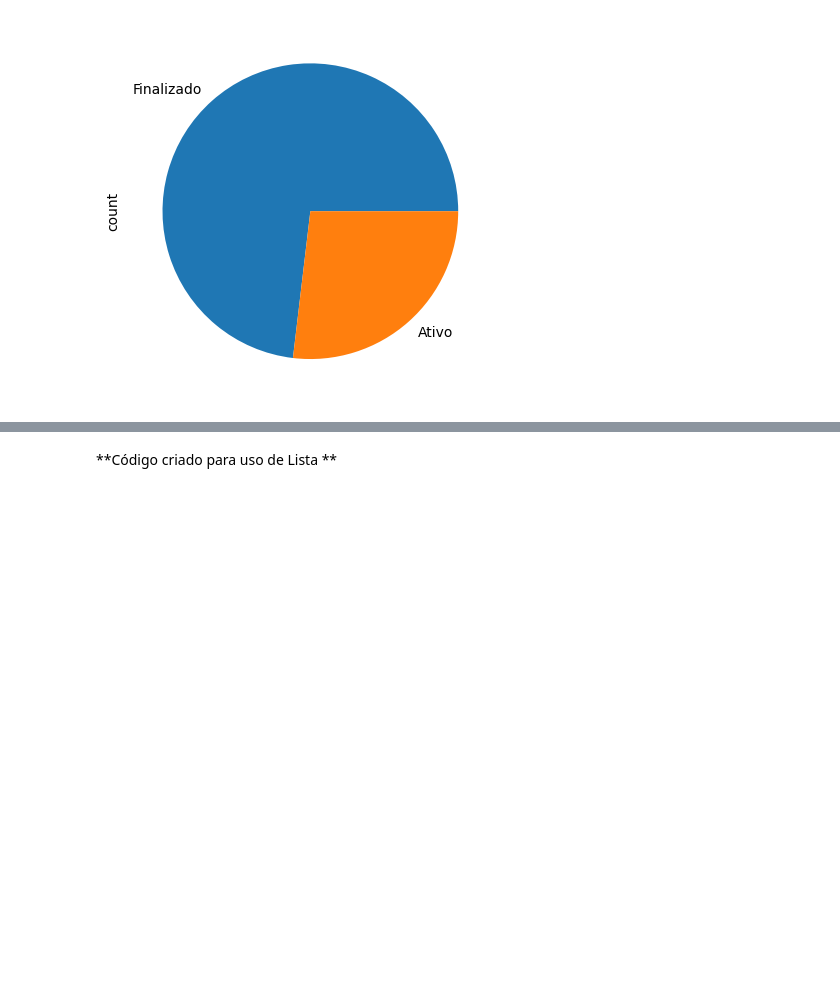
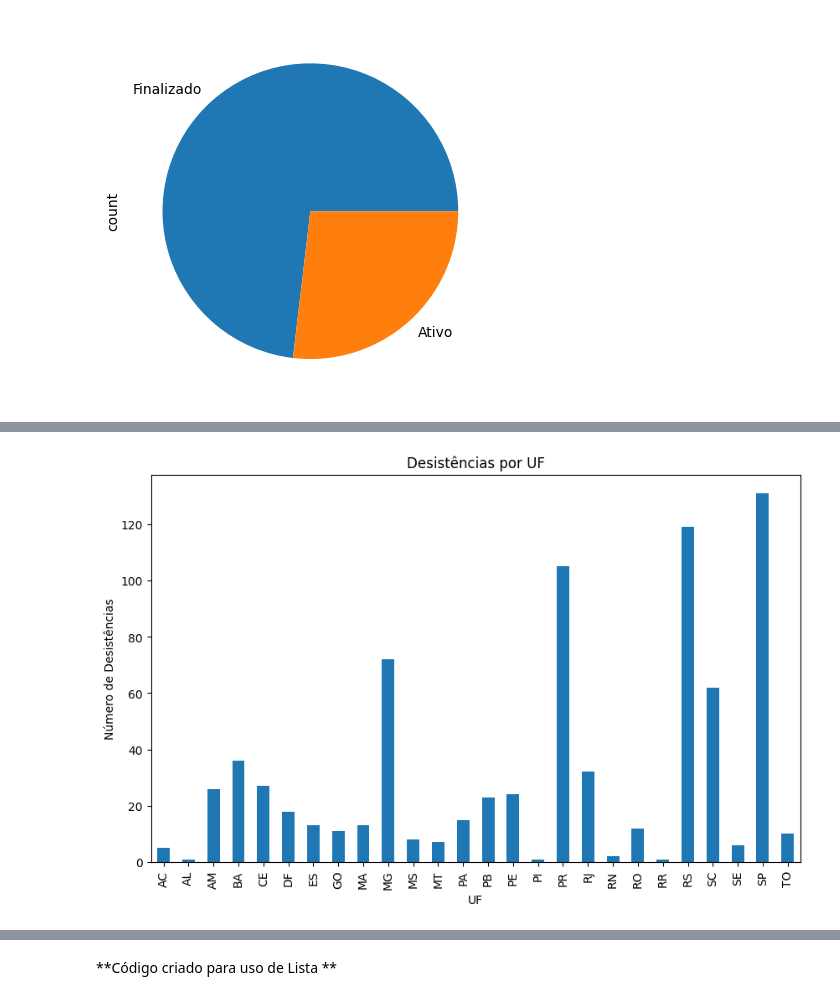
Before and after one commit to leticiaholsback/Projeto_Tec_de_Programacao__ADAtech, a Jupyter notebook: AdaTech_Dados_Projeto.ipynb, the cells around one changed output, grey strips where cells are left out. Saved outputs shown, nothing was run; the diff lists cells and outputs as text; code cells hidden in the pictures; blank space fills up the shorter version.

```diff
--- a/AdaTech_Dados_Projeto.ipynb
+++ b/AdaTech_Dados_Projeto.ipynb
@@ -268,0 +287,9 @@ df1['SITUACAO_ATIVO'].value_counts().plot(kind='pie')
+# %%
+uf_desistencias = df1.groupby('UF')['DESISTENCIA'].sum()
+uf_desistencias.plot(kind='bar', figsize=(10, 6))
+plt.title('Desistências por UF')
+plt.xlabel('UF')
+plt.ylabel('Número de Desistências')
+plt.show()
+# %% [output]
+[figure, added]
```
Also changed, not shown: parts of 8 cells of this notebook.
